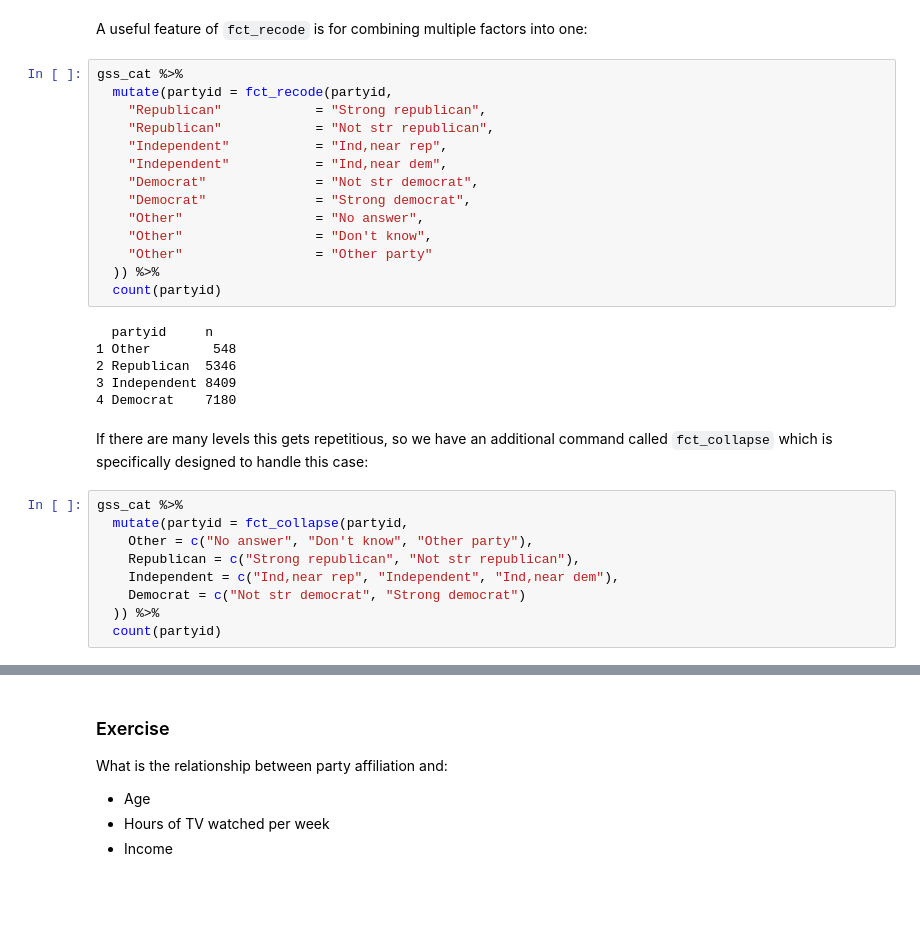
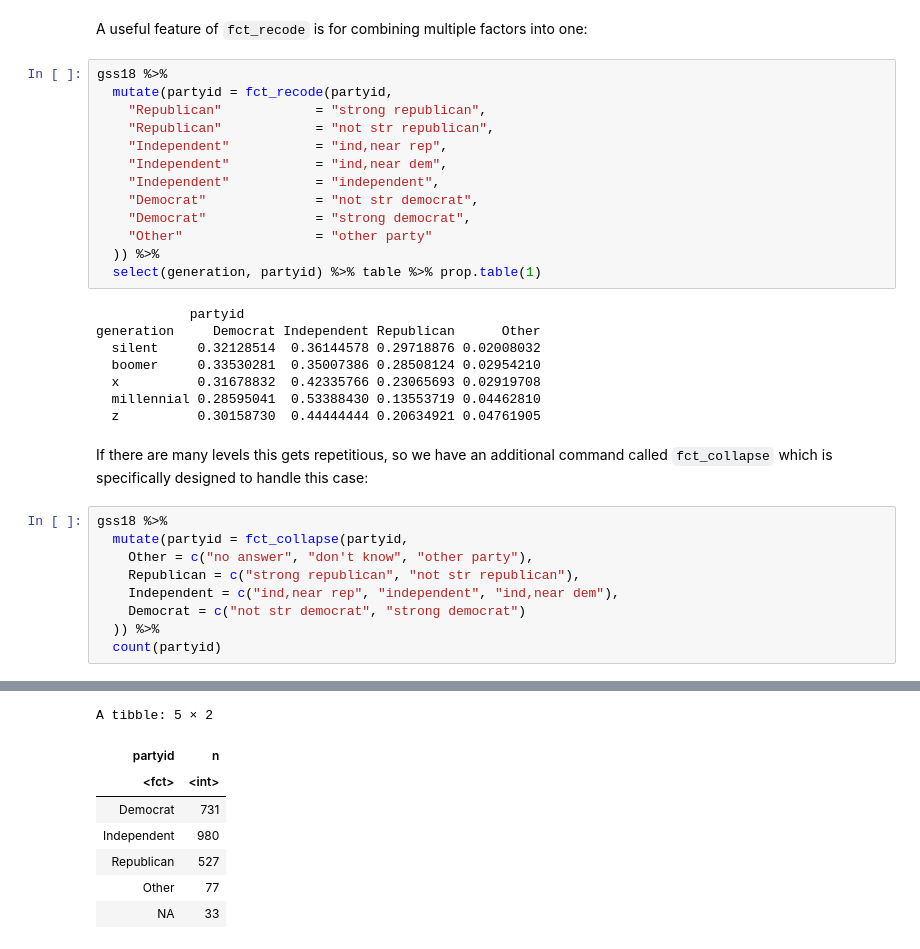
Before and after one commit to stats306/w23, a Jupyter notebook: lectures/week11/lecture14.ipynb, the cells around one changed output, grey strips where cells are left out. Drawn from its saved outputs; the diff is of its cells as text; blank space fills up the shorter version.

```diff
--- a/lectures/week11/lecture14.ipynb
+++ b/lectures/week11/lecture14.ipynb
@@ -487,34 +457,35 @@ gss_cat %>%
 # %% [markdown]
 A useful feature of `fct_recode` is for combining multiple factors into one:
 # %%
-gss_cat %>%
+gss18 %>%
   mutate(partyid = fct_recode(partyid,
-    "Republican"            = "Strong republican",
-    "Republican"            = "Not str republican",
-    "Independent"           = "Ind,near rep",
-    "Independent"           = "Ind,near dem",
-    "Democrat"              = "Not str democrat",
-    "Democrat"              = "Strong democrat",
-    "Other"                 = "No answer",
-    "Other"                 = "Don't know",
-    "Other"                 = "Other party"
+    "Republican"            = "strong republican",
+    "Republican"            = "not str republican",
+    "Independent"           = "ind,near rep",
+    "Independent"           = "ind,near dem",
+    "Independent"           = "independent",
+    "Democrat"              = "not str democrat",
+    "Democrat"              = "strong democrat",
+    "Other"                 = "other party"
   )) %>%
-  count(partyid)
+  select(generation, partyid) %>% table %>% prop.table(1)
 # %% [output]
-  partyid     n
-1 Other        548
-2 Republican  5346
-3 Independent 8409
-4 Democrat    7180
+            partyid
+generation     Democrat Independent Republican      Other
+  silent     0.32128514  0.36144578 0.29718876 0.02008032
+  boomer     0.33530281  0.35007386 0.28508124 0.02954210
+  x          0.31678832  0.42335766 0.23065693 0.02919708
+  millennial 0.28595041  0.53388430 0.13553719 0.04462810
+  z          0.30158730  0.44444444 0.20634921 0.04761905
 # %% [markdown]
 If there are many levels this gets repetitious, so we have an additional command called `fct_collapse` which is specifically designed to handle this case:
 # %%
-gss_cat %>%
+gss18 %>%
   mutate(partyid = fct_collapse(partyid,
-    Other = c("No answer", "Don't know", "Other party"),
-    Republican = c("Strong republican", "Not str republican"),
-    Independent = c("Ind,near rep", "Independent", "Ind,near dem"),
-    Democrat = c("Not str democrat", "Strong democrat")
+    Other = c("no answer", "don't know", "other party"),
+    Republican = c("strong republican", "not str republican"),
+    Independent = c("ind,near rep", "independent", "ind,near dem"),
+    Democrat = c("not str democrat", "strong democrat")
   )) %>%
   count(partyid)
 # %% [output]
@@ -526,7 +497,8 @@ gss_cat %>%
+A tibble: 5 × 2
+| partyid | n |
+| <fct> | <int> |
+| Democrat | 731 |
+| Independent | 980 |
+| Republican | 527 |
+| Other | 77 |
+| NA | 33 |
-# %% [markdown]
-### Exercise
-What is the relationship between party affiliation and:
-
-- Age
-- Hours of TV watched per week
-- Income
```
Also changed, not shown: parts of 54 cells of this notebook, 1 other file.
